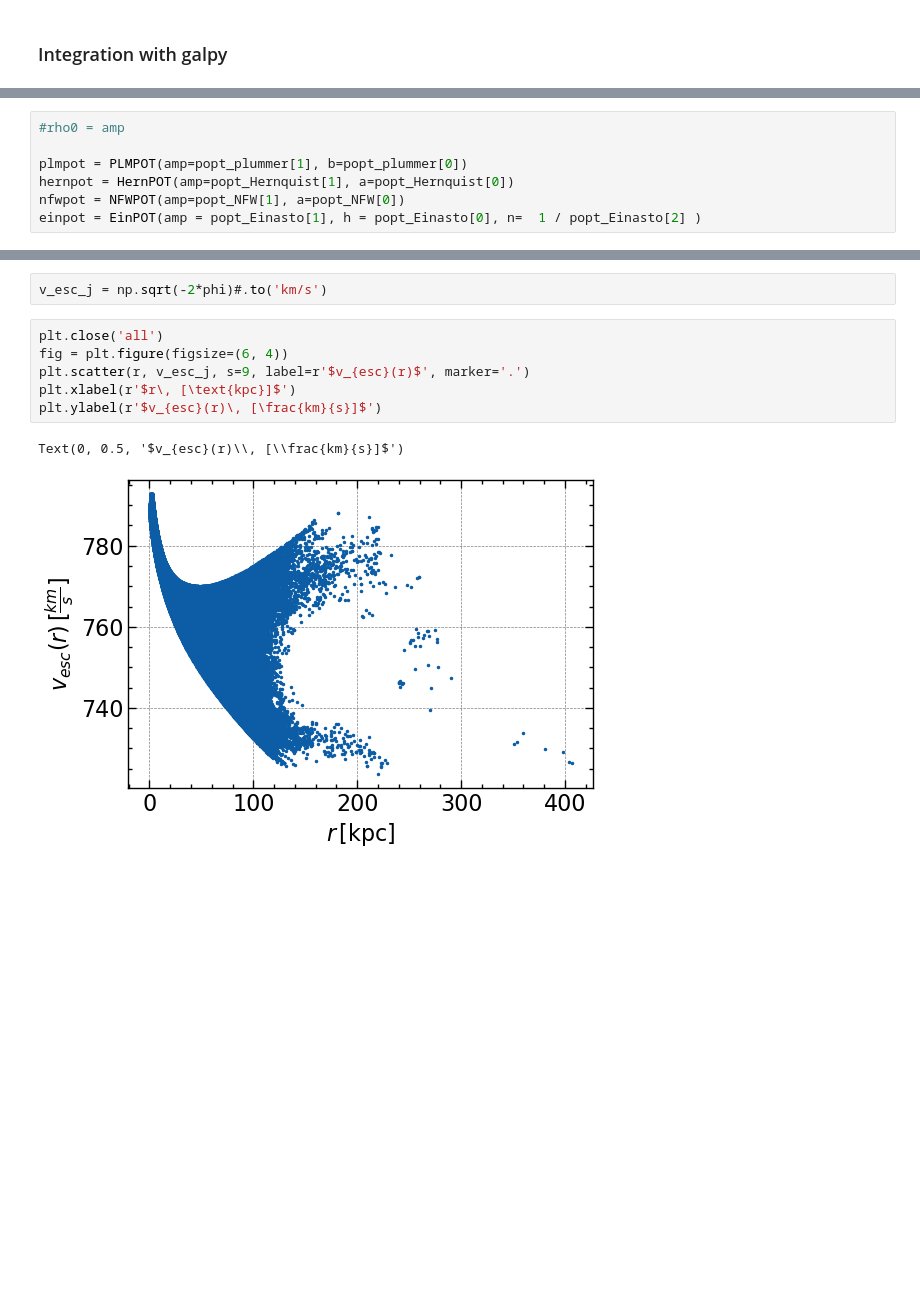
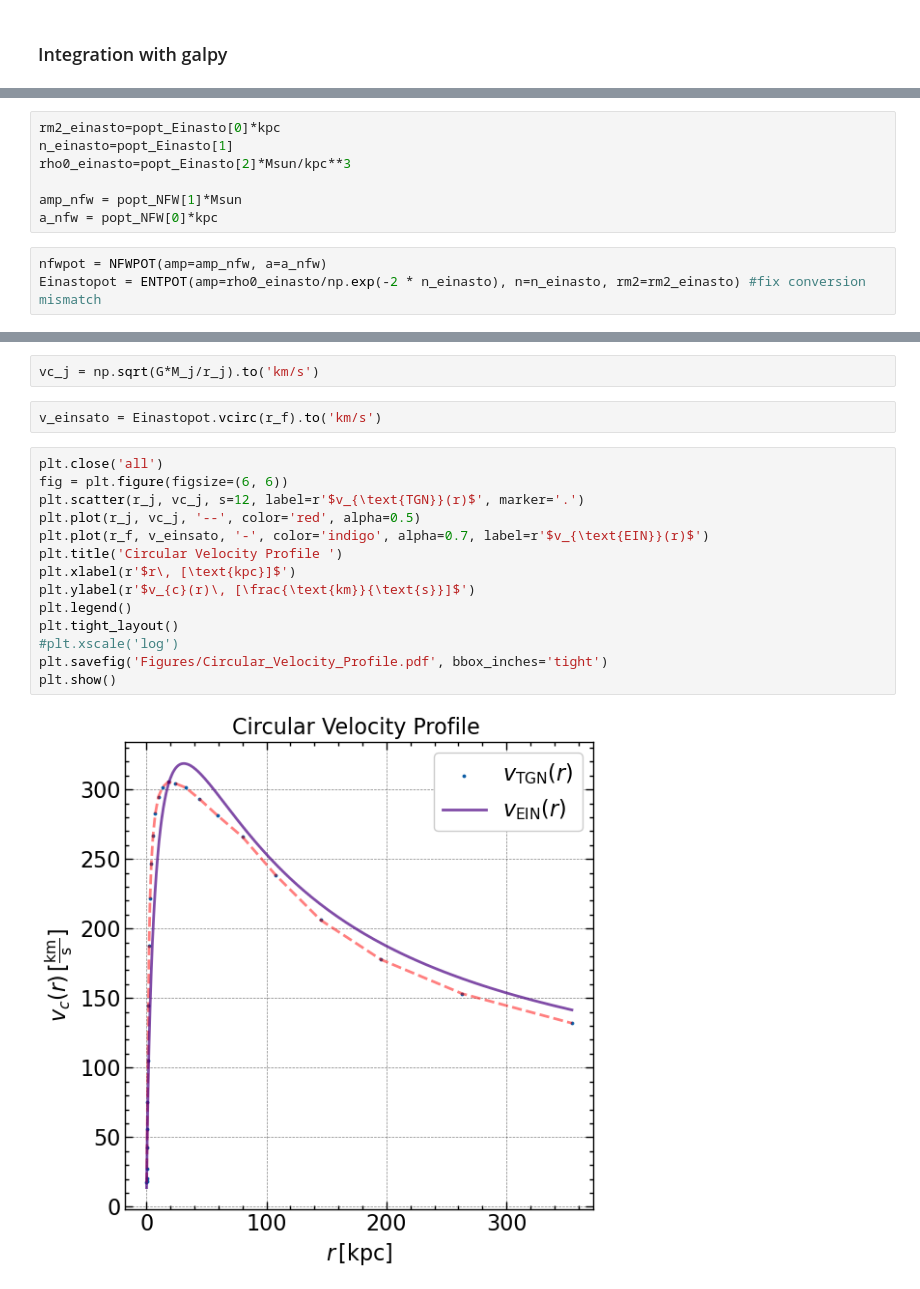
Before and after one commit to Jitskeverheecke/TANA_Project, a Jupyter notebook: project.ipynb, the cells around one changed output, grey strips where cells are left out. Drawn from its saved outputs; the diff is of its cells as text; blank space fills up the shorter version.

```diff
--- a/project.ipynb
+++ b/project.ipynb
@@ -550,7 +521,10 @@ from galpy.potential import PlummerPotential as PLMPOT, HernquistPotential as He
+# %%
+rm2_einasto=popt_Einasto[0]*kpc
+n_einasto=popt_Einasto[1]
+rho0_einasto=popt_Einasto[2]*Msun/kpc**3
+
+amp_nfw = popt_NFW[1]*Msun
+a_nfw = popt_NFW[0]*kpc
 # %%
-#rho0 = amp
-
-plmpot = PLMPOT(amp=popt_plummer[1], b=popt_plummer[0])
-hernpot = HernPOT(amp=popt_Hernquist[1], a=popt_Hernquist[0])
-nfwpot = NFWPOT(amp=popt_NFW[1], a=popt_NFW[0])
-einpot = EinPOT(amp = popt_Einasto[1], h = popt_Einasto[0], n=  1 / popt_Einasto[2] )
+nfwpot = NFWPOT(amp=amp_nfw, a=a_nfw)
+Einastopot = ENTPOT(amp=rho0_einasto/np.exp(-2 * n_einasto), n=n_einasto, rm2=rm2_einasto) #fix conversion mismatch
@@ -614,11 +584,20 @@ $$v_\mathrm{esc}(r) = \sqrt{-\frac{2}{m}V_1} = \sqrt{-2\Phi(r)}$$
 # %%
-v_esc_j = np.sqrt(-2*phi)#.to('km/s')
+vc_j = np.sqrt(G*M_j/r_j).to('km/s')
+# %%
+v_einsato = Einastopot.vcirc(r_f).to('km/s')
 # %%
 plt.close('all')
-fig = plt.figure(figsize=(6, 4))
-plt.scatter(r, v_esc_j, s=9, label=r'$v_{esc}(r)$', marker='.')
+fig = plt.figure(figsize=(6, 6))
+plt.scatter(r_j, vc_j, s=12, label=r'$v_{\text{TGN}}(r)$', marker='.')
+plt.plot(r_j, vc_j, '--', color='red', alpha=0.5)
+plt.plot(r_f, v_einsato, '-', color='indigo', alpha=0.7, label=r'$v_{\text{EIN}}(r)$')
+plt.title('Circular Velocity Profile ')
 plt.xlabel(r'$r\, [\text{kpc}]$')
-plt.ylabel(r'$v_{esc}(r)\, [\frac{km}{s}]$')
+plt.ylabel(r'$v_{c}(r)\, [\frac{\text{km}}{\text{s}}]$')
+plt.legend()
+plt.tight_layout()
+#plt.xscale('log')
+plt.savefig('Figures/Circular_Velocity_Profile.pdf', bbox_inches='tight')
+plt.show()
 # %% [output]
-Text(0, 0.5, '$v_{esc}(r)\\, [\\frac{km}{s}]$')
-[figure, old version]
+[figure, new version]
```
Also changed, not shown: parts of 65 cells of this notebook, 38 other files.
